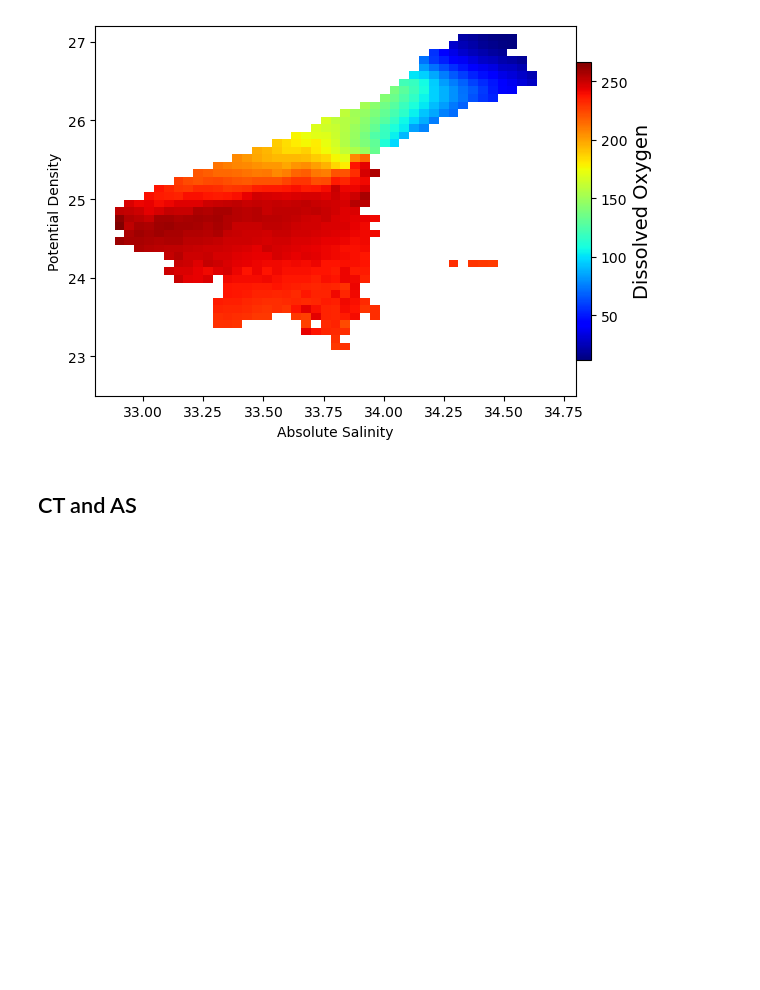
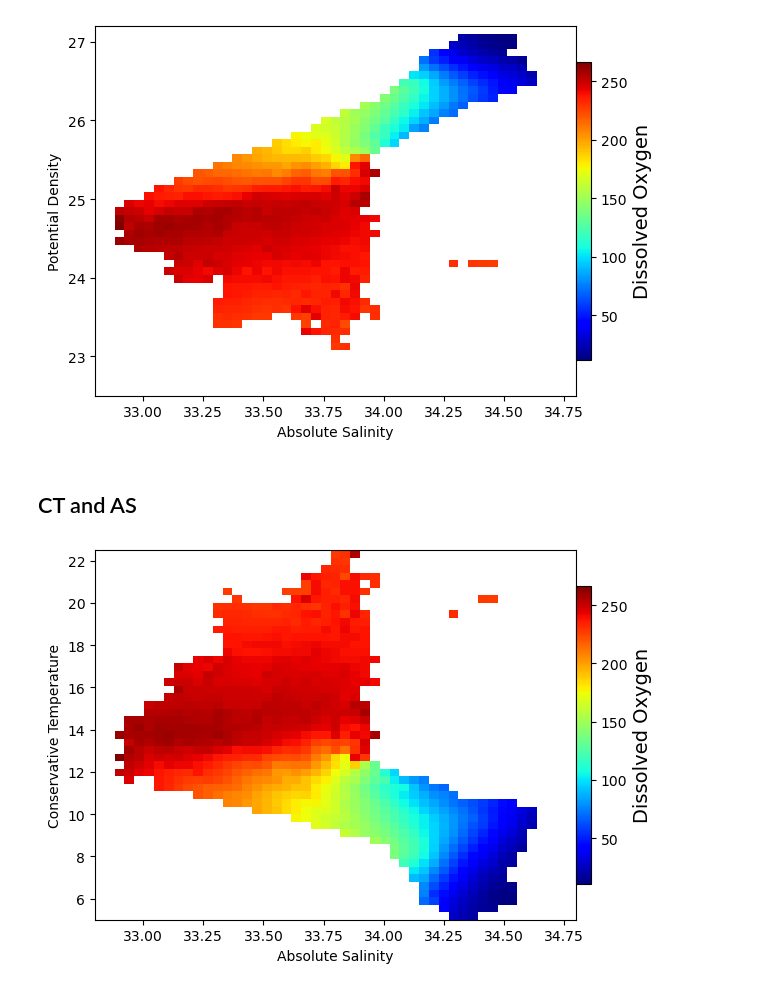
Before and after one commit to profxj/sio-sandbox, a Jupyter notebook: nb/CUGN/JointPDFs.ipynb, the cells around one changed output. Saved outputs shown, nothing was run; the diff lists cells and outputs as text; code cells hidden in the pictures; blank space fills up the shorter version.

```diff
--- a/nb/CUGN/JointPDFs.ipynb
+++ b/nb/CUGN/JointPDFs.ipynb
@@ -180,3 +180,27 @@ med_oxy, xedges, yedges, _ =\
                 ds.doxy.data[all_f],
                 'median', # 'std',
                 bins=[Sbins, CTbins])
+# %%
+counts, _, _ = np.histogram2d(
+                ds.SA.data[all_f], ds.CT.data[all_f],
+                bins=[Sbins,CTbins])
+null = counts < 10.
+med_oxy[null] = np.nan
+# %%
+plt.clf()
+ax = plt.gca()
+#
+cmap = 'jet'
+img = ax.pcolormesh(xedges, yedges,
+                             med_oxy.T, cmap=cmap)
+# colorbar
+cb = plt.colorbar(img, pad=0., fraction=0.030)
+cb.set_label('Dissolved Oxygen', fontsize=14.)
+
+#
+ax.set_xlabel('Absolute Salinity')
+ax.set_ylabel('Conservative Temperature')
+
+plt.show()
+# %% [output]
+[figure, added]
```
